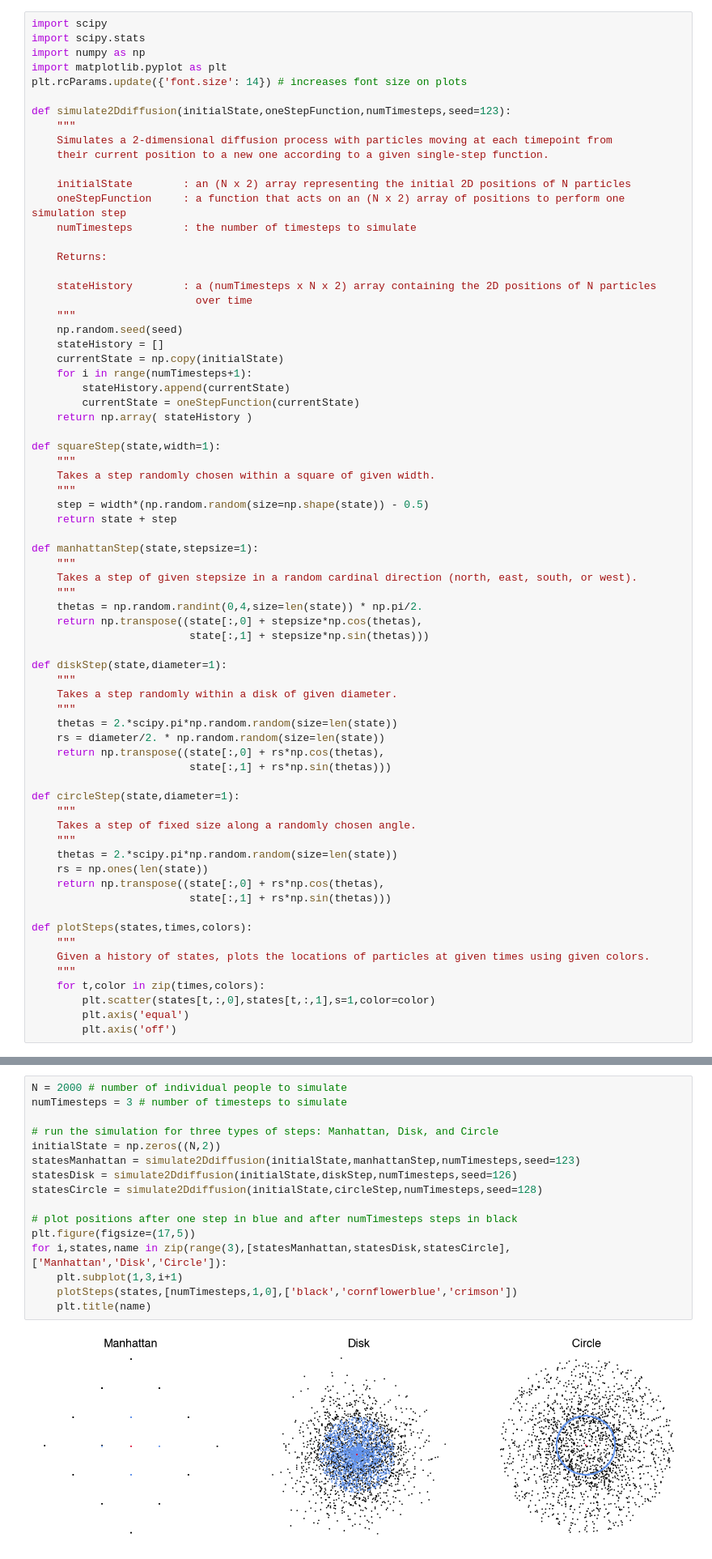
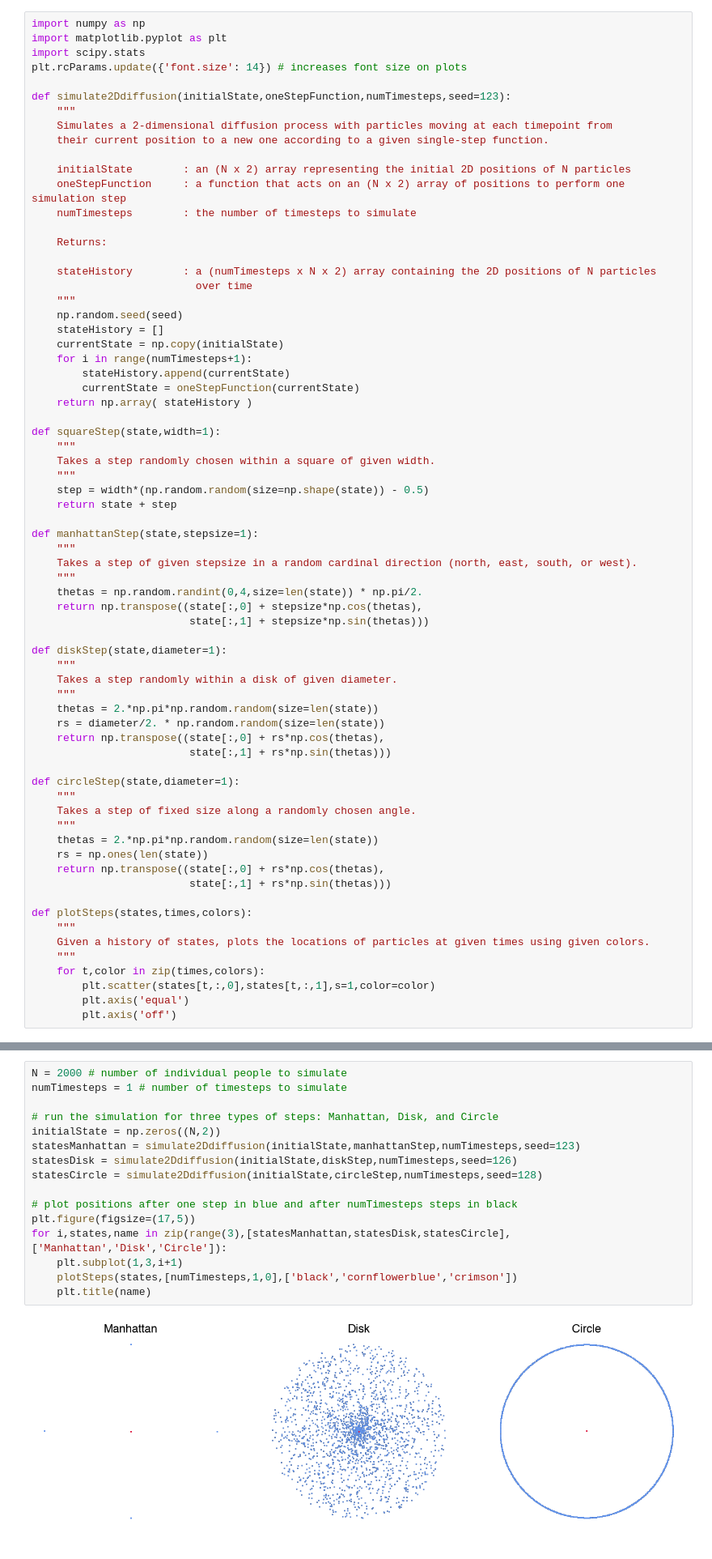
Before and after one commit to bcdaniels/CAS-570-Fundamentals-of-CAS, a Jupyter notebook: CoarseGraining-570.ipynb, the cells around one changed output, grey strips where cells are left out. Shown at 81% size. Saved outputs shown, nothing was run; the diff lists cells and outputs as text.

Commit message:
update coarse graining example: scipy.pi -> np.pi

```diff
--- a/CoarseGraining-570.ipynb
+++ b/CoarseGraining-570.ipynb
@@ -9,10 +9,9 @@ To make the point most simply, let's assume we have a bunch of wanderers who don
 # %% [markdown]
 Run the following code to set up the simulation.  (To run a cell in a jupyter notebook, highlight the cell and press shift-enter.)
 # %%
-import scipy
-import scipy.stats
 import numpy as np
 import matplotlib.pyplot as plt
+import scipy.stats
 plt.rcParams.update({'font.size': 14}) # increases font size on plots
 
 def simulate2Ddiffusion(initialState,oneStepFunction,numTimesteps,seed=123):
@@ -56,7 +55,7 @@ def diskStep(state,diameter=1):
     """
     Takes a step randomly within a disk of given diameter.
     """
-    thetas = 2.*scipy.pi*np.random.random(size=len(state))
+    thetas = 2.*np.pi*np.random.random(size=len(state))
     rs = diameter/2. * np.random.random(size=len(state))
     return np.transpose((state[:,0] + rs*np.cos(thetas),
                          state[:,1] + rs*np.sin(thetas)))
@@ -65,7 +64,7 @@ def circleStep(state,diameter=1):
     """
     Takes a step of fixed size along a randomly chosen angle.
     """
-    thetas = 2.*scipy.pi*np.random.random(size=len(state))
+    thetas = 2.*np.pi*np.random.random(size=len(state))
     rs = np.ones(len(state))
     return np.transpose((state[:,0] + rs*np.cos(thetas),
                          state[:,1] + rs*np.sin(thetas)))
@@ -87,22 +86,22 @@ The simulation starts with a group of people at the same location.  Then each in
 The following code runs the three cases with 2000 individuals taking a single step and plots the resulting positions.
 # %%
 N = 2000 # number of individual people to simulate
-numTimesteps = 3 # number of timesteps to simulate
+numTimesteps = 1 # number of timesteps to simulate
 
 # run the simulation for three types of steps: Manhattan, Disk, and Circle
 initialState = np.zeros((N,2))
 statesManhattan = simulate2Ddiffusion(initialState,manhattanStep,numTimesteps,seed=123)
 statesDisk = simulate2Ddiffusion(initialState,diskStep,numTimesteps,seed=126)
 statesCircle = simulate2Ddiffusion(initialState,circleStep,numTimesteps,seed=128)
 
 # plot positions after one step in blue and after numTimesteps steps in black
 plt.figure(figsize=(17,5))
 for i,states,name in zip(range(3),[statesManhattan,statesDisk,statesCircle],['Manhattan','Disk','Circle']):
     plt.subplot(1,3,i+1)
     plotSteps(states,[numTimesteps,1,0],['black','cornflowerblue','crimson'])
     plt.title(name)
 # %% [output]
-[figure, old version]
+[figure, new version]
 # %% [markdown]
 We can show this more precisely by estimating the *probability density*—that is, after they have roamed for some time, how likely are we to find a person on any given patch of land?
 # %%
```
Also changed, not shown: parts of 5 cells of this notebook.
